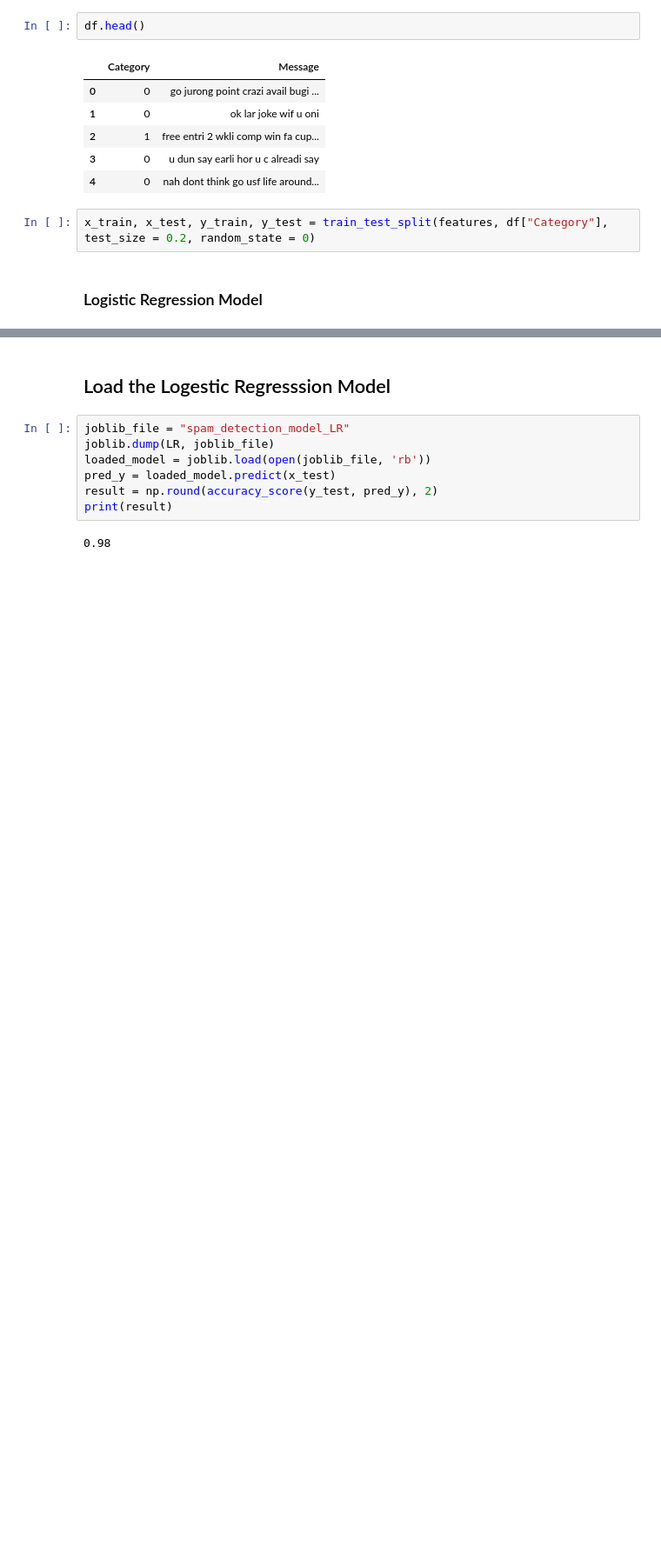
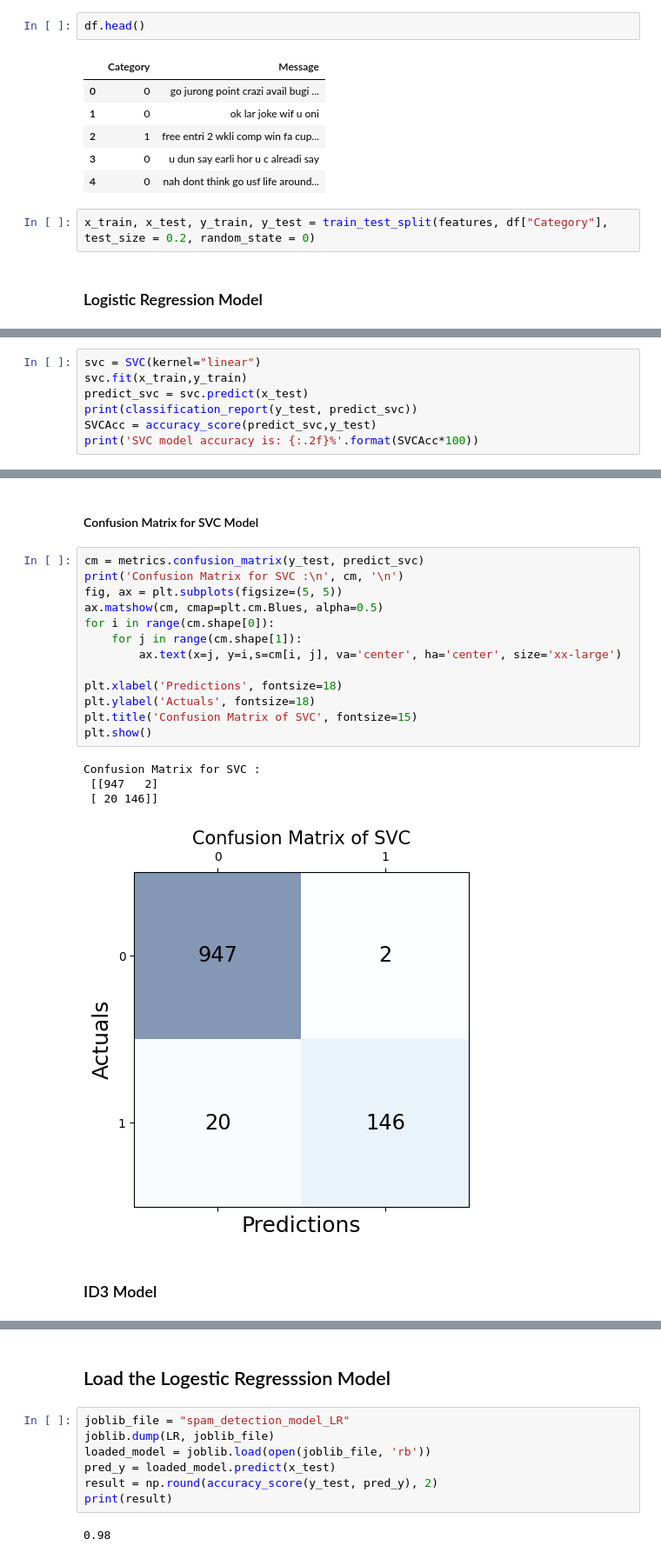
Before and after one commit to aliabdallah7/spam-detection, a Jupyter notebook: src.ipynb, the cells around one changed output, grey strips where cells are left out. Shown at 87% size. Saved outputs shown, nothing was run; the diff lists cells and outputs as text; blank space fills up the shorter version.

```diff
--- a/src.ipynb
+++ b/src.ipynb
@@ -286,0 +312,7 @@ Logistic Regression accuracy is: 97.58%
+# %%
+svc = SVC(kernel="linear")
+svc.fit(x_train,y_train)
+predict_svc = svc.predict(x_test)
+print(classification_report(y_test, predict_svc))
+SVCAcc = accuracy_score(predict_svc,y_test)
+print('SVC model accuracy is: {:.2f}%'.format(SVCAcc*100))
@@ -286,0 +330,22 @@ Logistic Regression accuracy is: 97.58%
+# %% [markdown]
+#### Confusion Matrix for SVC Model
+# %%
+cm = metrics.confusion_matrix(y_test, predict_svc)
+print('Confusion Matrix for SVC :\n', cm, '\n')
+fig, ax = plt.subplots(figsize=(5, 5))
+ax.matshow(cm, cmap=plt.cm.Blues, alpha=0.5)
+for i in range(cm.shape[0]):
+    for j in range(cm.shape[1]):
+        ax.text(x=j, y=i,s=cm[i, j], va='center', ha='center', size='xx-large')
+
+plt.xlabel('Predictions', fontsize=18)
+plt.ylabel('Actuals', fontsize=18)
+plt.title('Confusion Matrix of SVC', fontsize=15)
+plt.show()
+# %% [output]
+Confusion Matrix for SVC :
+ [[947   2]
+ [ 20 146]]
+[figure, added]
+# %% [markdown]
+### ID3 Model
```
Also changed, not shown: parts of 13 cells of this notebook, 3 other files.
